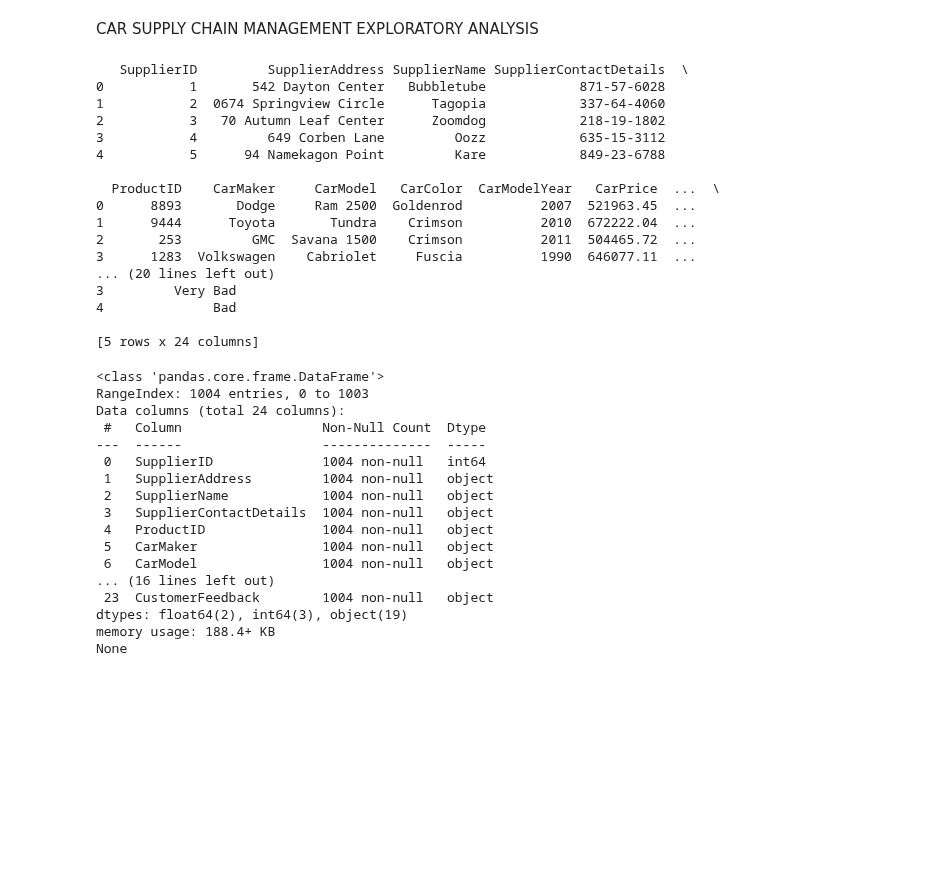
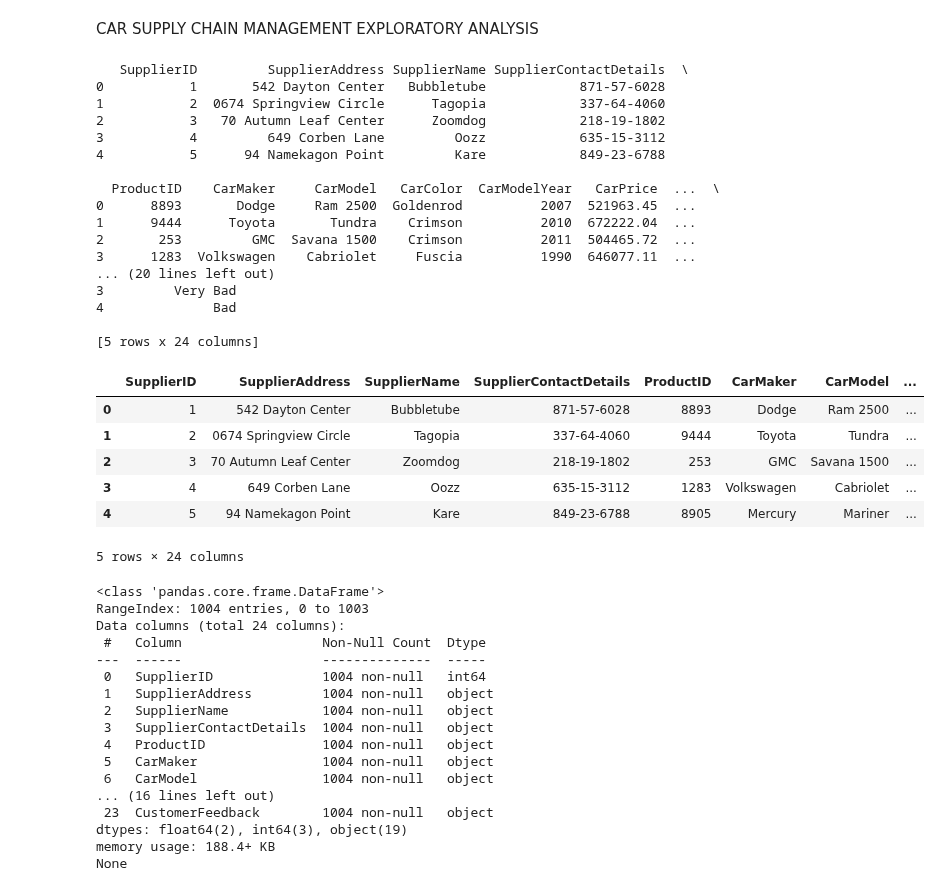
Before and after one commit to MissMukuru/Car-Supply-Chain-Intelligence, a Jupyter notebook: Car_exploratory_analysis.ipynb, the cells around one changed output. Cells and saved outputs as stored; diff of their text form; code cells hidden in the pictures; blank space fills up the shorter version.

```diff
--- a/Car_exploratory_analysis.ipynb
+++ b/Car_exploratory_analysis.ipynb
@@ -3,29 +3,39 @@ CAR SUPPLY CHAIN MANAGEMENT EXPLORATORY ANALYSIS
 # %%
 import pandas as pd
 import numpy as np
 import seaborn as sns
 import matplotlib.pyplot as plt
 
 Chain = pd.read_csv('Car_data.csv')
-print(Chain.head())
+#print(Chain.head())
+
+chain_df = pd.DataFrame(Chain)
+chain_df[0:5]
 # %% [output]
    SupplierID         SupplierAddress SupplierName SupplierContactDetails  \
 0           1       542 Dayton Center   Bubbletube            871-57-6028
 1           2  0674 Springview Circle      Tagopia            337-64-4060
 2           3   70 Autumn Leaf Center      Zoomdog            218-19-1802
 3           4         649 Corben Lane         Oozz            635-15-3112
 4           5      94 Namekagon Point         Kare            849-23-6788
 
   ProductID    CarMaker     CarModel   CarColor  CarModelYear   CarPrice  ...  \
 0      8893       Dodge     Ram 2500  Goldenrod          2007  521963.45  ...
 1      9444      Toyota       Tundra    Crimson          2010  672222.04  ...
 2       253         GMC  Savana 1500    Crimson          2011  504465.72  ...
 3      1283  Volkswagen    Cabriolet     Fuscia          1990  646077.11  ...
 ... (20 lines left out)
 3         Very Bad
 4              Bad
 
 [5 rows x 24 columns]
+|  | SupplierID | SupplierAddress | SupplierName | SupplierContactDetails | ProductID | CarMaker | CarModel | ... |
+| 0 | 1 | 542 Dayton Center | Bubbletube | 871-57-6028 | 8893 | Dodge | Ram 2500 | ... |
+| 1 | 2 | 0674 Springview Circle | Tagopia | 337-64-4060 | 9444 | Toyota | Tundra | ... |
+| 2 | 3 | 70 Autumn Leaf Center | Zoomdog | 218-19-1802 | 253 | GMC | Savana 1500 | ... |
+| 3 | 4 | 649 Corben Lane | Oozz | 635-15-3112 | 1283 | Volkswagen | Cabriolet | ... |
+| 4 | 5 | 94 Namekagon Point | Kare | 849-23-6788 | 8905 | Mercury | Mariner | ... |
+5 rows × 24 columns
 # %%
 print(Chain.info())
 # %% [output]
```
Also changed, not shown: parts of 4 cells of this notebook, 1 other file.
